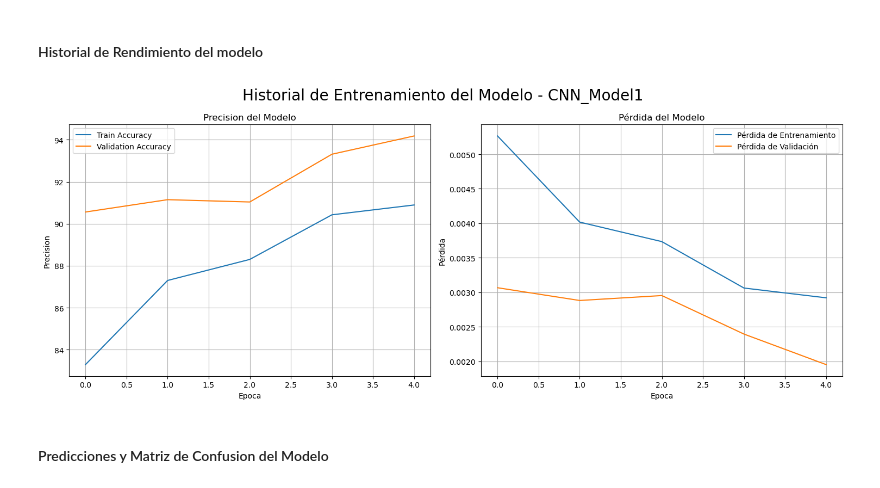
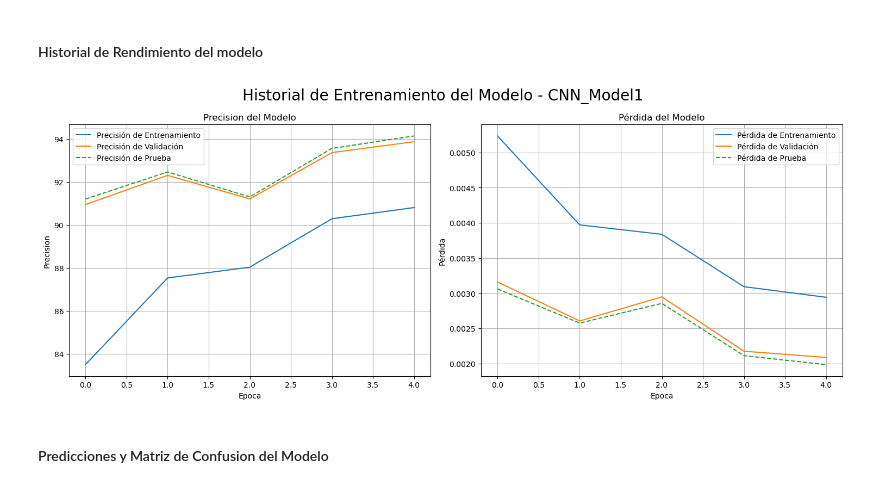
Before and after one commit to LeivaDiego/Lab4-DataScience, a Jupyter notebook: Lab4_CNN.ipynb, the cells around one changed output. Saved outputs shown, nothing was run; the diff lists cells and outputs as text; code cells hidden in the pictures.

```diff
--- a/Lab4_CNN.ipynb
+++ b/Lab4_CNN.ipynb
@@ -862,13 +886,14 @@ def train_validate_model(epochs, model, train_loader, data_loader, criterion, op
 # %% [markdown]
 ### Historial de Rendimiento
 # %%
-def plot_history(train_loss, val_loss, train_acc, val_acc, name):
+def plot_history(train_loss, val_loss, test_loss, train_acc, val_acc, test_acc, name):
     # Crear un solo plot con dos subplots: uno para accuracy y otro para loss
     fig, axes = plt.subplots(1, 2, figsize=(15, 6))
 
     # Subplot para la precisión
-    axes[0].plot(train_acc, label='Train Accuracy')
-    axes[0].plot(val_acc, label='Validation Accuracy')
+    axes[0].plot(train_acc, label='Precisión de Entrenamiento')
+    axes[0].plot(val_acc, label='Precisión de Validación')
+    axes[0].plot(test_acc, label='Precisión de Prueba', linestyle='--')
     axes[0].set_title('Precision del Modelo')
     axes[0].set_xlabel('Epoca')
     axes[0].set_ylabel('Precision')
@@ -878,6 +903,7 @@ def plot_history(train_loss, val_loss, train_acc, val_acc, name):
     # Subplot para la pérdida
     axes[1].plot(train_loss, label='Pérdida de Entrenamiento')
     axes[1].plot(val_loss, label='Pérdida de Validación')
+    axes[1].plot(test_loss, label='Pérdida de Prueba', linestyle='--')
     axes[1].set_title('Pérdida del Modelo')
     axes[1].set_xlabel('Epoca')
     axes[1].set_ylabel('Pérdida')
@@ -988,8 +1014,7 @@ epochs = 5              # Número de épocas
 # %% [markdown]
 #### Datasets
 # %%
-X_train, y_train, X_val, y_val, X_test = preprocessing(train_df,
-                                                       test_df)
+X_train, y_train, X_val, y_val, X_test, y_test = preprocessing(train_df, test_df)
 # %% [output]
 Dimensiones de los datos de entrenamiento: torch.Size([200000, 784])
 
@@ -1008,6 +1035,7 @@ train_loader, val_loader, test_loader = get_data_loaders(X_train,
                                                          X_val,
                                                          y_val,
                                                          X_test,
+                                                         y_test,
                                                          batch_size)
 # %% [markdown]
 #### Definicion de Arquitectura
@@ -1078,11 +1106,12 @@ El modelo se entrenara con GPU:
 # %% [markdown]
 #### Entrenar y Validar el Modelo
 # %%
-train_loss, train_accuracy, val_loss, val_accuracy, val_preds, val_proba = (
+train_loss, train_accuracy, val_loss, val_accuracy, val_preds, val_proba, test_loss, test_accuracy, test_preds, test_proba= (
     train_validate_model(epochs=epochs,
                          model=model,
                          train_loader=train_loader,
-                         data_loader=val_loader,
+                         val_loader=val_loader,
+                         test_loader=test_loader,
                          criterion=criterion,
                          optimizer=optimizer,
                          exp_lr_scheduler=exp_lr_scheduler,
@@ -1107,9 +1141,9 @@ Epoch: 05 | Time: 0m 4s
 # %% [markdown]
 #### Historial de Rendimiento del modelo
 # %%
-plot_history(train_loss, val_loss, train_accuracy, val_accuracy,'CNN_Model1')
+plot_history(train_loss, val_loss, test_loss, train_accuracy, val_accuracy, test_accuracy, 'CNN_Model1')
 # %% [output]
-[figure, old version]
+[figure, new version]
 # %% [markdown]
 #### Predicciones y Matriz de Confusion del Modelo
 # %%
```
Also changed, not shown: parts of 16 cells of this notebook.
